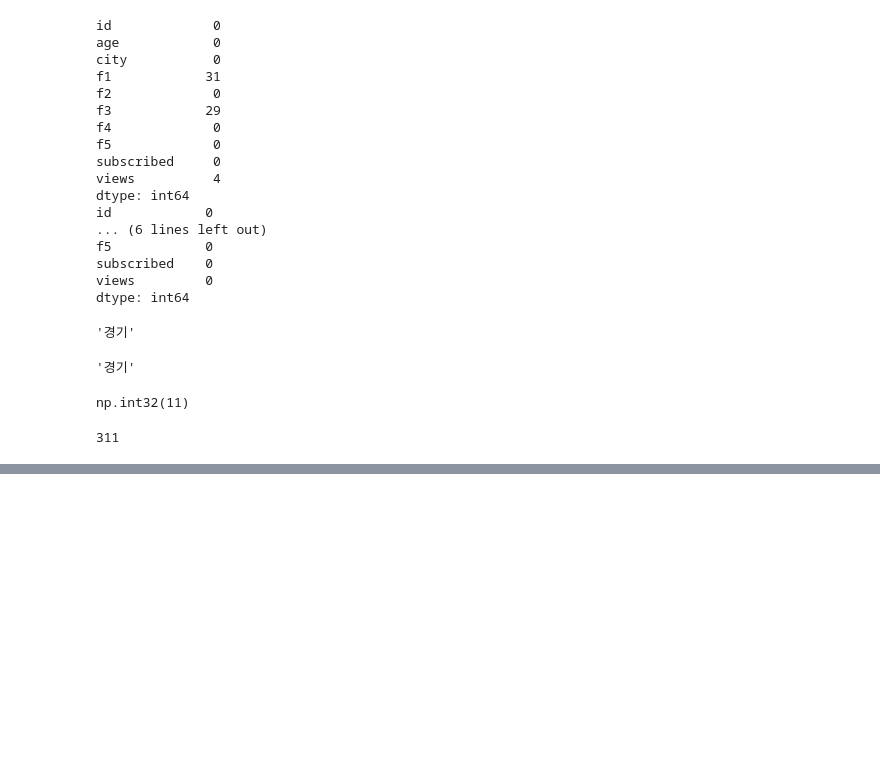
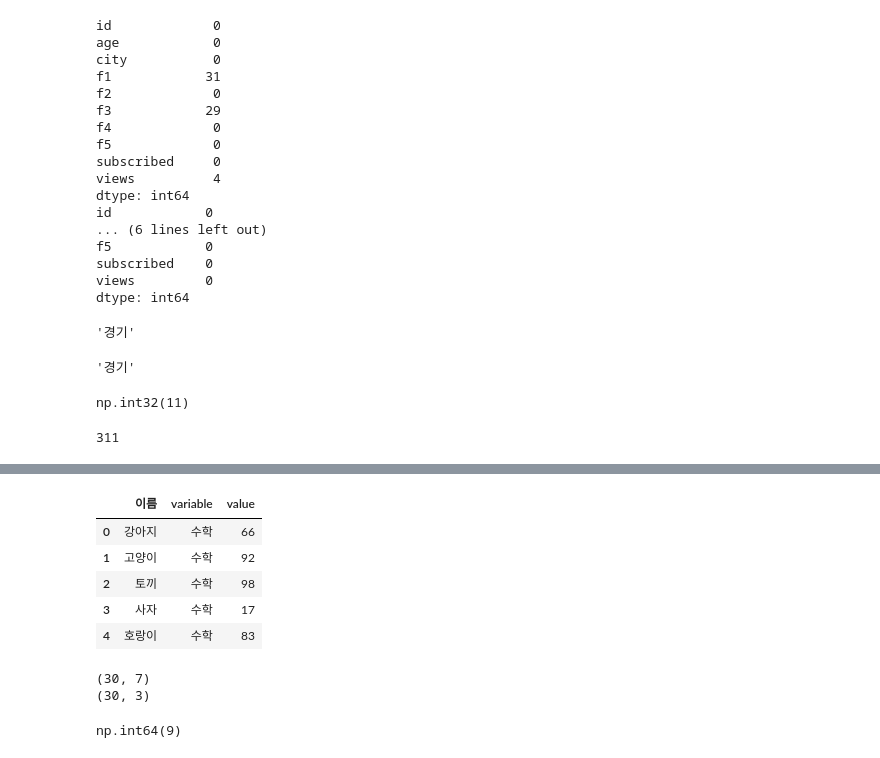
Before and after one commit to himzei/big_ana, a Jupyter notebook: 1_작업형/ch03_연습문제.ipynb, the cells around one changed output, grey strips where cells are left out. Saved outputs shown, nothing was run; the diff lists cells and outputs as text; code cells hidden in the pictures; blank space fills up the shorter version.

```diff
--- a/1_작업형/ch03_연습문제.ipynb
+++ b/1_작업형/ch03_연습문제.ipynb
@@ -631,0 +829,43 @@ len(df)
+# %%
+# 33.
+df = pd.read_csv("school_data.csv")
+
+#1.
+df = df.melt(["이름"], ["수학", "영어", "국어"])
+df.head()
+# df = df.nsmallest(25, "value")
+
+# #2.
+# df["value"].sum()
+# %% [output]
+|  | 이름 | variable | value |
+| 0 | 강아지 | 수학 | 66 |
+| 1 | 고양이 | 수학 | 92 |
+| 2 | 토끼 | 수학 | 98 |
+| 3 | 사자 | 수학 | 17 |
+| 4 | 호랑이 | 수학 | 83 |
+# %%
+# 34.
+df = pd.read_csv("school_data.csv")
+df_science = pd.read_csv("school_data_science.csv")
+
+# print(df.head(3))
+# print(df_science.head(3))
+print(df.shape)
+print(df_science.shape)
+
+concated = pd.concat([df, df_science], axis=1)
+concated.shape
+
+#2.
+concated["평균"]  = (concated["수학"] + concated["영어"] + concated["국어"] + concated["과학"]) / 4
+concated["평균2"] = concated[["수학", "영어", "국어", "과학"]].mean(axis=1)
+concated.head()
+
+#3.
+cond = concated["평균"] >= 60
+cond.sum()
+# %% [output]
+(30, 7)
+(30, 3)
+np.int64(9)
```
Also changed, not shown: parts of 14 cells of this notebook, 42 other files.
